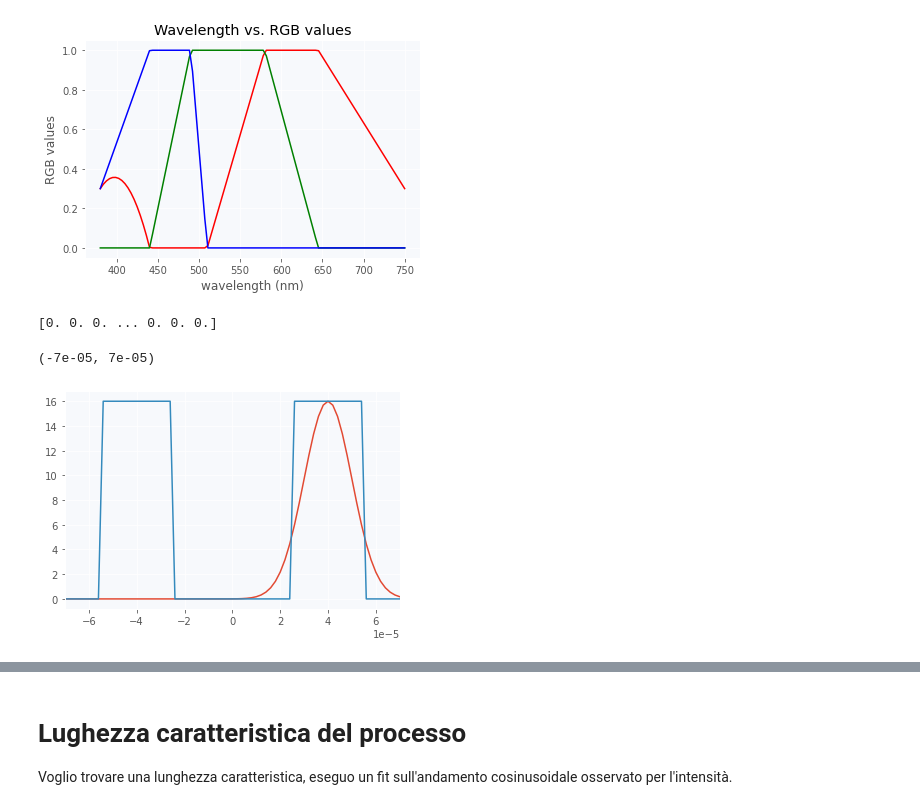
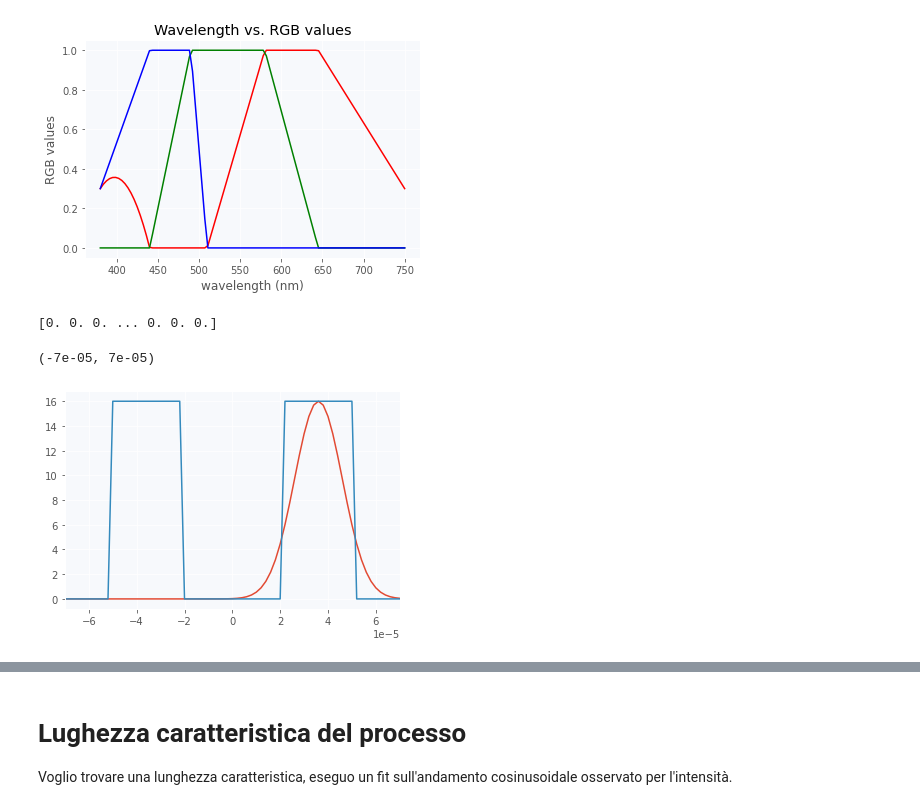
Before and after one commit to Unoaccaso/lab_projects, a Jupyter notebook: gioco_del_saltabuco.ipynb, the cells around one changed output, grey strips where cells are left out. Cells and saved outputs as stored; diff of their text form; code cells hidden in the pictures.

```diff
--- a/gioco_del_saltabuco.ipynb
+++ b/gioco_del_saltabuco.ipynb
@@ -230,31 +242,31 @@ def show_results(OutputPower, FieldModuleMemory, Color):
 # %%
 # =================
 # Creating z=0 mask
 # =================
 InputField = 0*x           # Initializing field
-dist = 50e-6               # distance betwen slices
+dist = 42e-6               # distance betwen slices
 width = 30e-6              # width of slices
 
 # ================
 # Making the guide
 # ================
 def n(x, n_value = 0.8*1e-4, dist = 2e-5, width = 30e-6):
   x = cp.asnumpy(x)
   dn = n_value*(np.heaviside(x-dist/2, n_value/2)-np.heaviside(x-dist/2-width, n_value/2) \
                   - np.heaviside(x+dist/2, n_value/2)+np.heaviside(x+dist/2+width, n_value/2))
   return cp.array(dn)
 dn = n(x, dist=dist, width=width)
 print(dn)
 InputField += Gaussian(x, w0=20e-6, x0=dist/2+width/2)
 InputPower = cp.abs(InputField)**2
 # visualizing the field in z=0
 plt.plot(cp.asnumpy(x), cp.asnumpy(InputPower))
 plt.plot(cp.asnumpy(x), cp.asnumpy(Ip*dn/dn.max()))
 plt.xlim((-7e-5, 7e-5))
 # %% [output]
 [0. 0. 0. ... 0. 0. 0.]
 (-7e-05, 7e-05)
-[figure, old version]
+[figure, new version]
 # %%
 Color, OutputField, FieldModuleMemory = propagate_and_get_rgb(InputField, Lambda, dn=dn)
 show_results(cp.abs(OutputField)**2, FieldModuleMemory[np.abs(x)<4e-4, :], Color)
```
Also changed, not shown: parts of 8 cells of this notebook.
